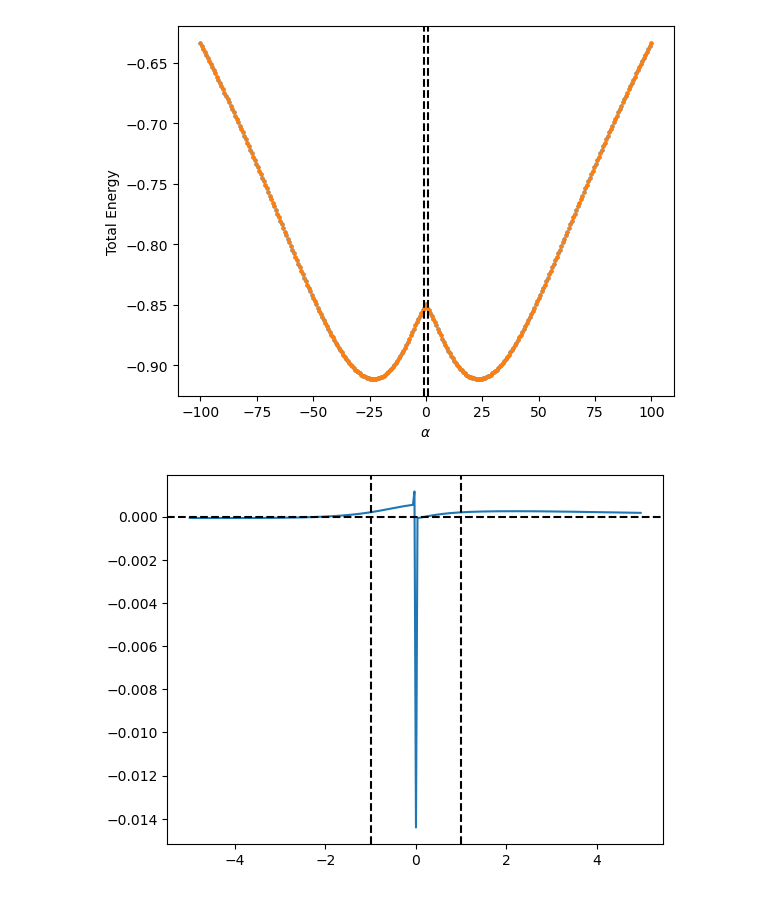
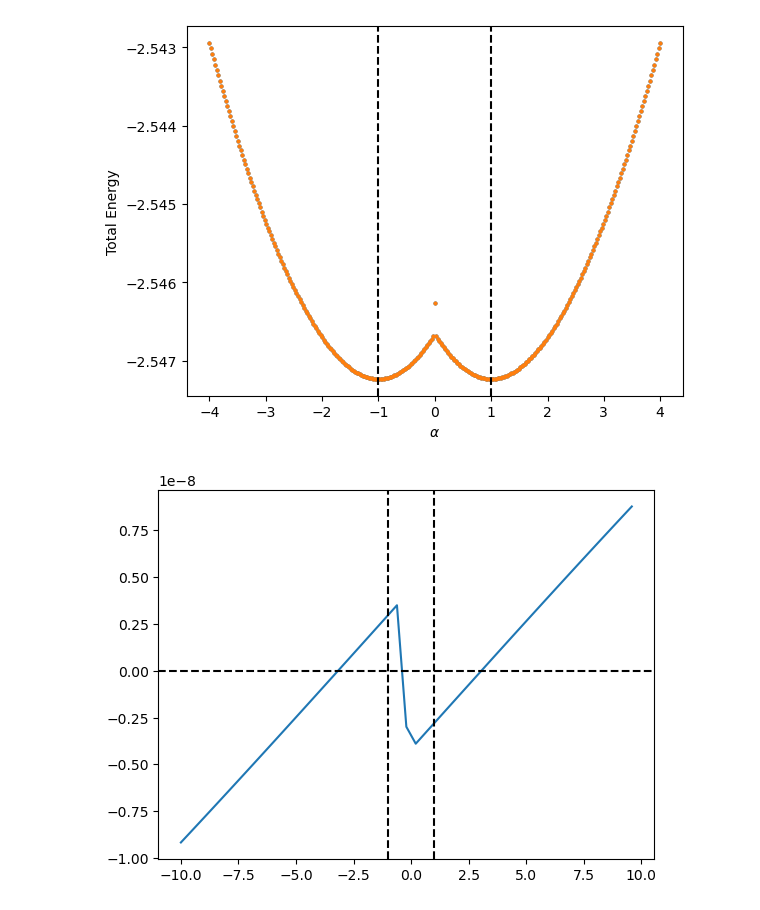
Before and after one commit to quantum-tinkerer/MeanFi, a Jupyter notebook: examples/mexican_hat.ipynb, the cells around one changed output. Saved outputs shown, nothing was run; the diff lists cells and outputs as text; code cells hidden in the pictures.

Commit message:
confirm that energy calculation is the issue with Antonio and Kostas

```diff
--- a/examples/mexican_hat.ipynb
+++ b/examples/mexican_hat.ipynb
@@ -12,3 +13,21 @@ from codes import observables
+# %%
+def old_total_energy(h, rho):
+    """
+    Compute total energy.
+
+    Paramters:
+    ----------
+    h : nd-array
+        Hamiltonian.
+    rho : nd-array
+        Density matrix.
+
+    Returns:
+    --------
+    total_energy : float
+        System total energy computed as tr[h@rho].
+    """
+    return np.sum(np.trace(h @ rho, axis1=-1, axis2=-2)).real / np.prod(rho.shape[:-2])
 # %%
 def total_energy(ham_tb, rho_tb):
     return np.real(observables.expectation_value(rho_tb, ham_tb))
@@ -33,33 +43,32 @@ hop_vecs = model_U(U0).h_0.keys()
 # %%
-nk = 50
-guess = utils.generate_guess(frozenset(h_int_U0), len(list(h_0.values())[0]))
+nk = 100
+guess = utils.generate_guess(frozenset(h_int_U0), len(h_int_U0[(0,)]))
 
-def groundstate(U):
-    _model = model_U(U)
-    mf_sol = solver(_model, guess, nk=nk)
-
-    return mf_sol
-
-mf_sol_groundstate = groundstate(U0)
+_model = Model(h_0, h_int_U0, filling=filling)
+mf_sol_groundstate = solver(_model, mf_guess=guess, nk=nk, optimizer_kwargs={"M": 0})
 
 @np.vectorize
 def mfRescaled(alpha, mf0=mf_sol_groundstate):
     hamiltonian = add_tb(h_0, scale_tb(mf0,alpha))
-    rho, _ = codes.model.rho(hamiltonian, filling=2, nk=nk, ndim=1)
+    rho, _ = codes.model.rho(hamiltonian, filling=filling, nk=nk, ndim=1)
     hamiltonian = add_tb(h_0, scale_tb(mf0, np.sign(alpha)))
-    return total_energy(hamiltonian, rho)
 
-alphas = np.linspace(-100, 100, 301)
+    hamiltonian_k = transforms.tb_to_khamvector(hamiltonian, nk, ndim=1)
+    rho_k = transforms.tb_to_khamvector(rho, nk, ndim=1)
+    #return total_energy(hamiltonian, rho)
+    return old_total_energy(hamiltonian_k, rho_k)
+
+alphas = np.linspace(-4, 4, 301)
 plt.plot(alphas, mfRescaled(alphas), 'o', ms=2)
 plt.plot(-alphas, mfRescaled(alphas), 'o', ms=2)
 plt.axvline(x=1, c="k", ls="--")
 plt.axvline(x=-1, c="k", ls="--")
 plt.ylabel("Total Energy")
 plt.xlabel(r"$\alpha$")
 # plt.ylim(-4.6, -4.5)
 plt.show()
 # %% [output]
-[figure, old version]
+[figure, new version]
 # %%
 plt.plot(alphas[:-1], np.diff(mfRescaled(alphas)))
 # plt.plot(-alphas[:-1], -np.diff(mfRescaled(alphas)))
@@ -69,4 +78,4 @@ plt.axvline(x=-1, c="k", ls="--")
 # plt.ylim(-4, -2)
 plt.show()
 # %% [output]
-[figure, old version]
+[figure, new version]
```
Also changed, not shown: parts of 2 cells of this notebook.
